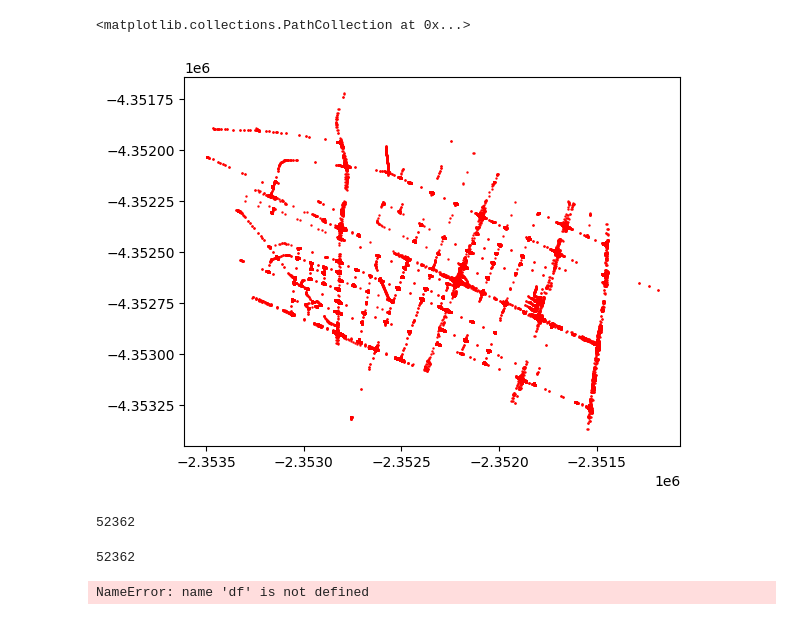
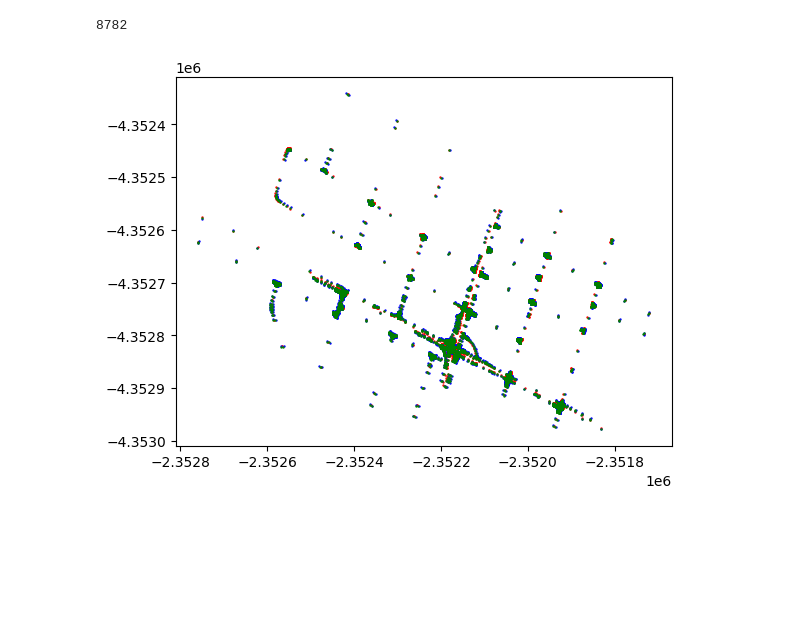
Before and after one commit to ntran4869/auto-drive, a Jupyter notebook: readfile.ipynb, the cells around one changed output. Saved outputs shown, nothing was run; the diff lists cells and outputs as text; code cells hidden in the pictures; blank space fills up the shorter version.

```diff
--- a/readfile.ipynb
+++ b/readfile.ipynb
@@ -61,28 +42,20 @@ z.map
 # %%
-_x_coord_lft = [p.left.x for p in z.map]
-_y_coord_lft = [p.left.y for p in z.map]
-plt.scatter(_x_coord_lft,_y_coord_lft, color =  'red', s=0.5)
+def sct_plot(num_elem = 10000):
+    print(z.map[0].left.id)
+    _x_coord_lft = [p.left.x for p in z.map[: num_elem]]
+    _y_coord_lft = [p.left.y for p in z.map[: num_elem]]
+    plt.scatter(_x_coord_lft,_y_coord_lft, color =  'red', s=0.5)
 
-# _x_coord_rgt = [p.right.x for p in z.map]
-# _y_coord_rgt = [p.right.y for p in z.map]
-# plt.scatter(_x_coord_rgt, _y_coord_rgt, color = 'blue', s=0.5)
+    _x_coord_rgt = [p.right.x for p in z.map[: num_elem]]
+    _y_coord_rgt = [p.right.y for p in z.map[: num_elem]]
+    plt.scatter(_x_coord_rgt, _y_coord_rgt, color = 'blue', s=0.5)
 
-# _x_coord_mid = [p.get_mid_point().x for p in z.map]
-# _y_coord_mid = [p.get_mid_point().y for p in z.map]
+    _x_coord_mid = [p.get_mid_point().x for p in z.map[: num_elem]]
+    _y_coord_mid = [p.get_mid_point().y for p in z.map[: num_elem]]
 
-# plt.scatter(_x_coord_mid, _y_coord_mid, color = 'green', s=0.5)
+    plt.scatter(_x_coord_mid, _y_coord_mid, color = 'green', s=0.5)
+
+sct_plot()
 # %% [output]
-<matplotlib.collections.PathCollection at 0x...>
+8782
-[figure, old version]
+[figure, new version]
-# %%
-len(_x_coord_lft)
-# %% [output]
-52362
-# %%
-len(_x_coord_rgt)
-# %% [output]
-52362
-# %%
-df
-# %% [output]
-NameError: name 'df' is not defined
```
Also changed, not shown: parts of 7 cells of this notebook, 1 other file.
